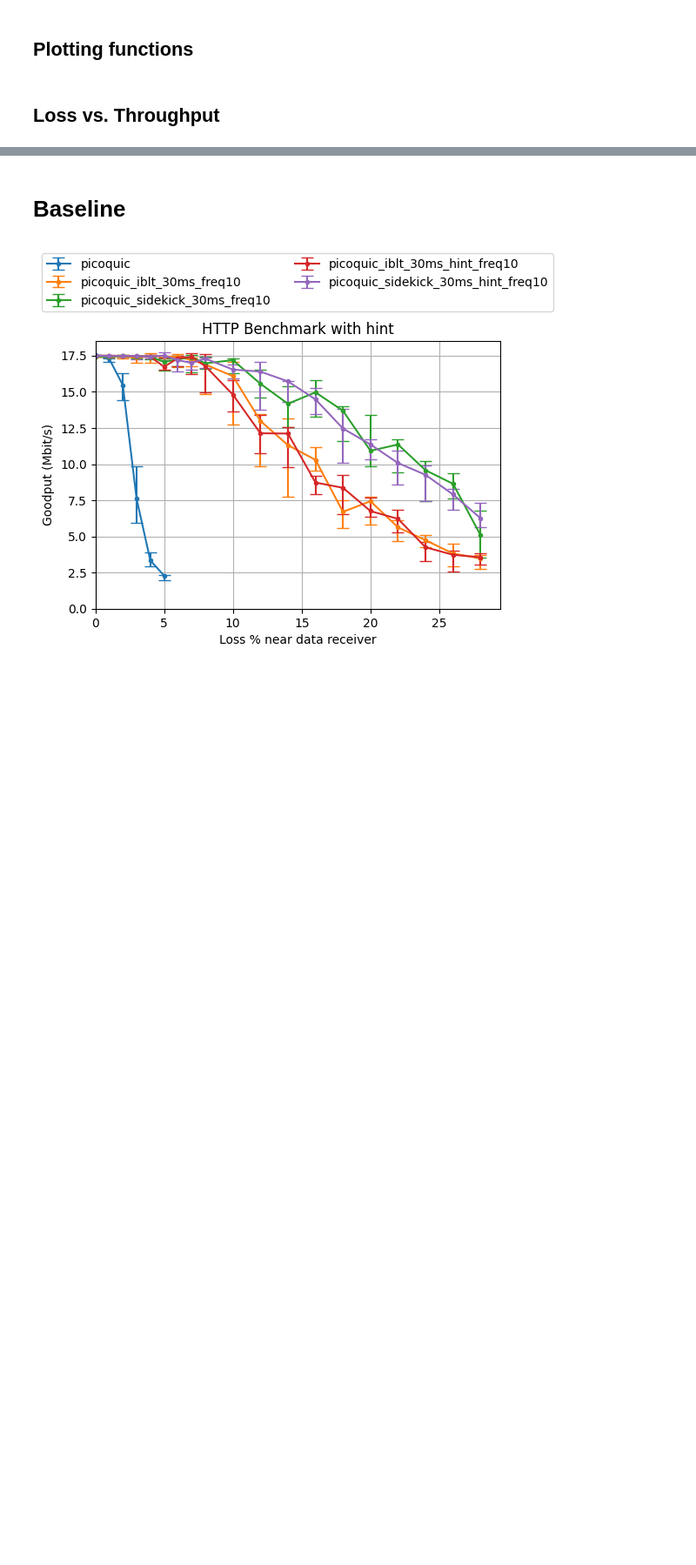
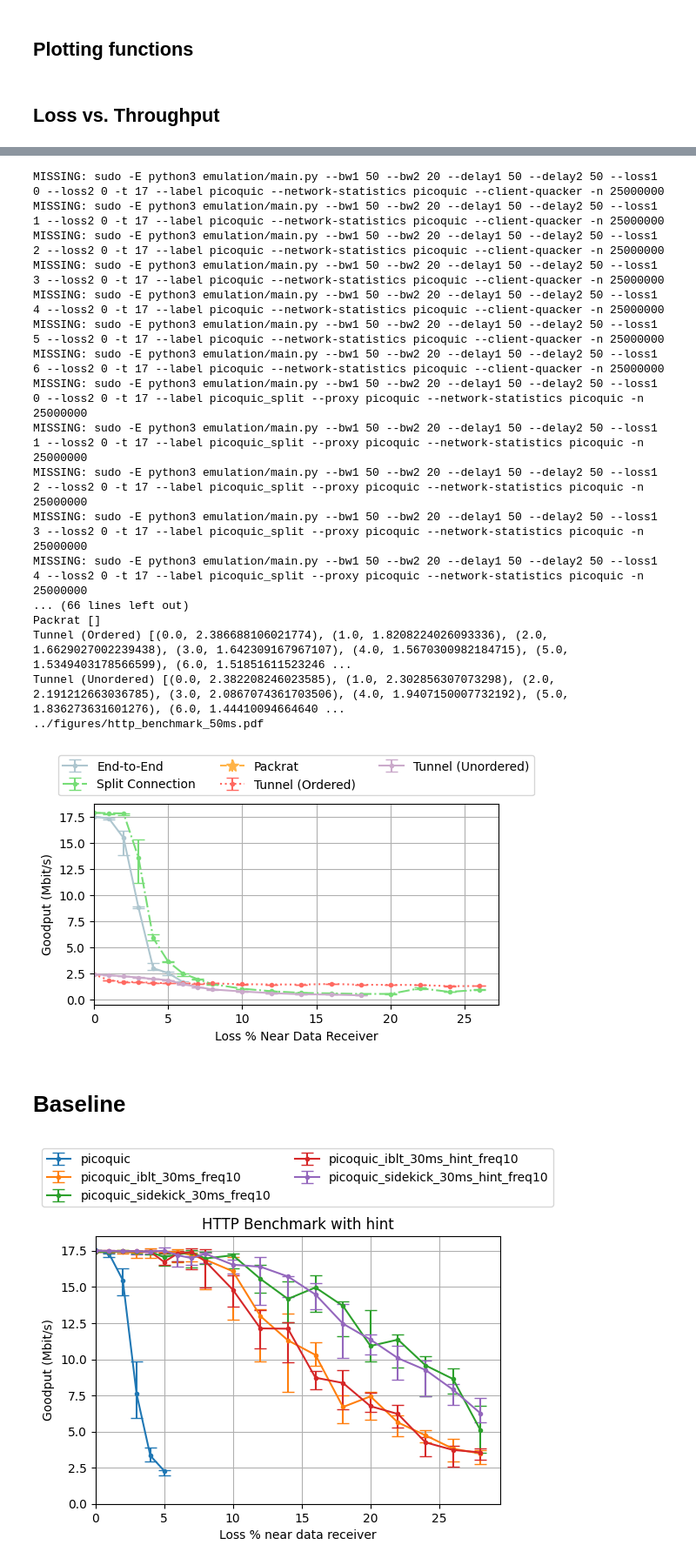
Before and after one commit to StanfordSNR/sidekick-downloads, a Jupyter notebook: notebook/http_benchmark.ipynb, the cells around one changed output, grey strips where cells are left out. Shown at 87% size. Drawn from its saved outputs; the diff is of its cells as text; code cells hidden in the pictures; blank space fills up the shorter version.

```diff
--- a/notebook/http_benchmark.ipynb
+++ b/notebook/http_benchmark.ipynb
@@ -291,3 +313,60 @@ for ns, num_trials, bottleneck_bw, execute in network_settings:
+# %%
+# 50ms, 50 Mbit/s,
+# 50ms, 20 Mbit/s, 0% loss
+# From media benchmark in original paper
+LABEL_MAP['picoquic_iblt_110ms_hint'] = 'Packrat'
+
+def NETWORK_SETTINGS_50(bw1=ns.get('bw1'), bw2=ns.get('bw2'), delay1=10, delay2=ns.get('delay2'), loss_values=LOSS1_VALUES, n=len(LOSS1_VALUES)):
+    return [
+        NetworkSetting(bw1=50, bw2=20, delay1=50, delay2=50, loss1=loss1, loss2=0)
+        for loss1 in loss_values[:n]
+    ]
+
+loss_vs_throughput_data = collect_loss_vs_metric_data(
+    n=20,
+    execute=False,
+    treatments=TREATMENTS([
+        'picoquic',
+        'picoquic_split',
+         'picoquic_iblt_110ms_hint',
+         # 'picoquic_rtunnel_retx1',
+        'picoquic_rtunnel_retx7_ordered32',
+        'picoquic_rtunnel_retx7',
+        # 'picoquic_iblt_2ms_hint',
+    ]),
+    max_networks={
+        'picoquic': 7,
+        'picoquic_split': 18,
+        # 'picoquic_sidekick_30ms_hint': 18,
+        'picoquic_iblt_30ms_hint': 18,
+        'picoquic_iblt_2ms_hint': 18,
+        # 'picoquic_rtunnel_retx1': 12,
+        'picoquic_rtunnel_retx7': 14,
+        'picoquic_rtunnel_retx7_ordered32': 18,
+    },
+    network_settings=NETWORK_SETTINGS_50(),
+    data_size=DATA_SIZE(bottleneck_bw=20),
+)
+plot_loss_vs_throughput(loss_vs_throughput_data, ncol=3, style=True, pdf='../figures/http_benchmark_50ms.pdf')
+# %% [output]
+MISSING: sudo -E python3 emulation/main.py --bw1 50 --bw2 20 --delay1 50 --delay2 50 --loss1 0 --loss2 0 -t 17 --label picoquic --network-statistics picoquic --client-quacker -n 25000000
+MISSING: sudo -E python3 emulation/main.py --bw1 50 --bw2 20 --delay1 50 --delay2 50 --loss1 1 --loss2 0 -t 17 --label picoquic --network-statistics picoquic --client-quacker -n 25000000
+MISSING: sudo -E python3 emulation/main.py --bw1 50 --bw2 20 --delay1 50 --delay2 50 --loss1 2 --loss2 0 -t 17 --label picoquic --network-statistics picoquic --client-quacker -n 25000000
+MISSING: sudo -E python3 emulation/main.py --bw1 50 --bw2 20 --delay1 50 --delay2 50 --loss1 3 --loss2 0 -t 17 --label picoquic --network-statistics picoquic --client-quacker -n 25000000
+MISSING: sudo -E python3 emulation/main.py --bw1 50 --bw2 20 --delay1 50 --delay2 50 --loss1 4 --loss2 0 -t 17 --label picoquic --network-statistics picoquic --client-quacker -n 25000000
+MISSING: sudo -E python3 emulation/main.py --bw1 50 --bw2 20 --delay1 50 --delay2 50 --loss1 5 --loss2 0 -t 17 --label picoquic --network-statistics picoquic --client-quacker -n 25000000
+MISSING: sudo -E python3 emulation/main.py --bw1 50 --bw2 20 --delay1 50 --delay2 50 --loss1 6 --loss2 0 -t 17 --label picoquic --network-statistics picoquic --client-quacker -n 25000000
+MISSING: sudo -E python3 emulation/main.py --bw1 50 --bw2 20 --delay1 50 --delay2 50 --loss1 0 --loss2 0 -t 17 --label picoquic_split --proxy picoquic --network-statistics picoquic -n 25000000
+MISSING: sudo -E python3 emulation/main.py --bw1 50 --bw2 20 --delay1 50 --delay2 50 --loss1 1 --loss2 0 -t 17 --label picoquic_split --proxy picoquic --network-statistics picoquic -n 25000000
+MISSING: sudo -E python3 emulation/main.py --bw1 50 --bw2 20 --delay1 50 --delay2 50 --loss1 2 --loss2 0 -t 17 --label picoquic_split --proxy picoquic --network-statistics picoquic -n 25000000
+MISSING: sudo -E python3 emulation/main.py --bw1 50 --bw2 20 --delay1 50 --delay2 50 --loss1 3 --loss2 0 -t 17 --label picoquic_split --proxy picoquic --network-statistics picoquic -n 25000000
+MISSING: sudo -E python3 emulation/main.py --bw1 50 --bw2 20 --delay1 50 --delay2 50 --loss1 4 --loss2 0 -t 17 --label picoquic_split --proxy picoquic --network-statistics picoquic -n 25000000
+... (66 lines left out)
+Packrat []
+Tunnel (Ordered) [(0.0, 2.386688106021774), (1.0, 1.8208224026093336), (2.0, 1.6629027002239438), (3.0, 1.642309167967107), (4.0, 1.5670300982184715), (5.0, 1.5349403178566599), (6.0, 1.51851611523246 ...
+Tunnel (Unordered) [(0.0, 2.382208246023585), (1.0, 2.302856307073298), (2.0, 2.191212663036785), (3.0, 2.0867074361703506), (4.0, 1.9407150007732192), (5.0, 1.836273631601276), (6.0, 1.44410094664640 ...
+../figures/http_benchmark_50ms.pdf
+[figure, added]
 # %% [markdown]
 # Baseline
 # %%
```
Also changed, not shown: parts of 3 cells of this notebook, 6 other files.
